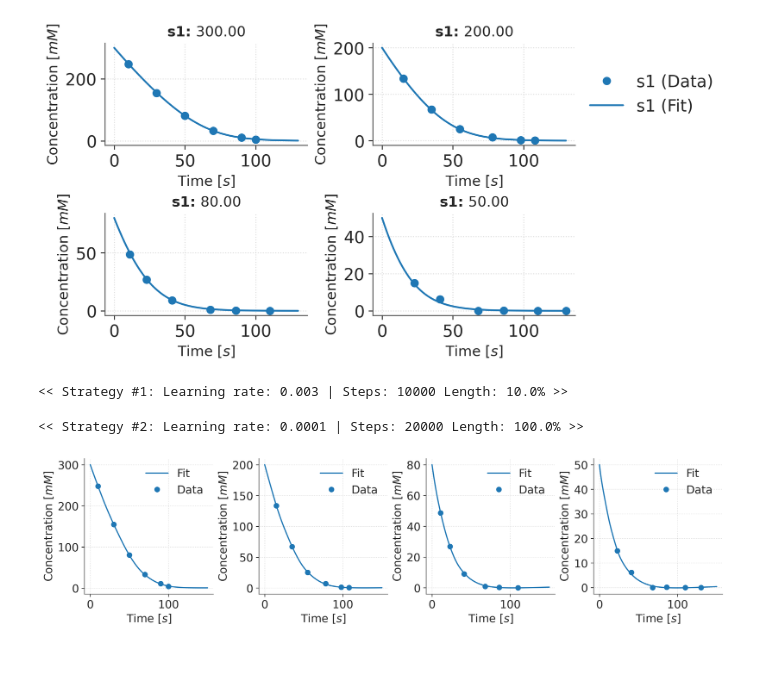
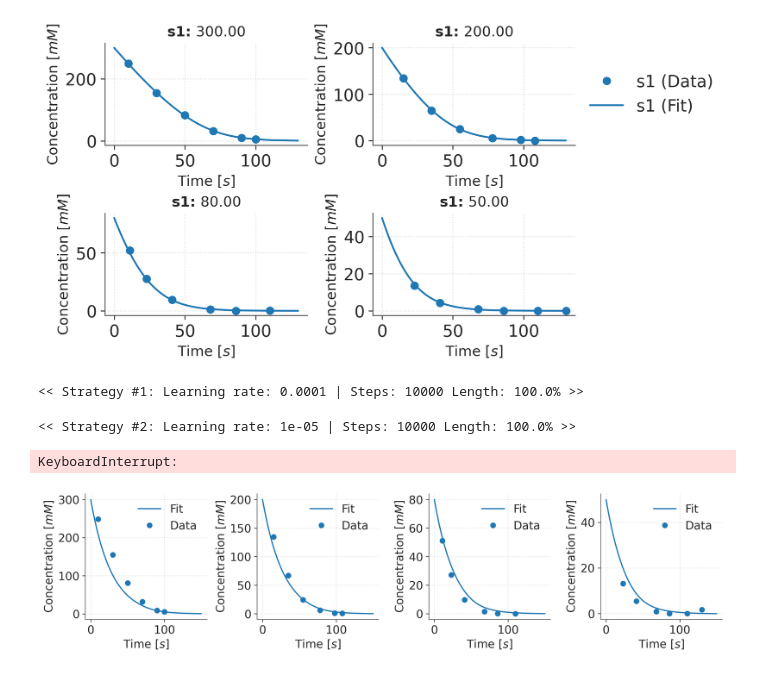
Before and after one commit to JR-1991/Catalax, a Jupyter notebook: examples/NeuralODE.ipynb, the cells around one changed output. Drawn from its saved outputs; the diff is of its cells as text; code cells hidden in the pictures.

```diff
--- a/examples/NeuralODE.ipynb
+++ b/examples/NeuralODE.ipynb
@@ -83,10 +84,6 @@ f = visualize(
 # %% [output]
 [figure]
 # %%
-# Please note, this is an example and the neural ODE model can
-# be parametrized in better way. This is just for the sole purpose
-# of testing the neural ODE model.
-
 # Handle PRNG keys
 key = jrandom.PRNGKey(420)
 data_key, model_key, loader_key = jrandom.split(key, 3)
@@ -94,25 +91,29 @@ data_key, model_key, loader_key = jrandom.split(key, 3)
 # Create a neural ODE model
 neural_ode = NeuralODE.from_model(model, width_size=12, depth=2, key=model_key)
 
+# Set up a training strategy (You can interchange the optimizer and loss function too!)
+
+strategy = Strategy()
+strategy.add_step(lr=1e-4, length=1.0, steps=10000, batch_size=3)
+strategy.add_step(lr=1e-5, steps=10000, loss=optax.huber_loss, batch_size=3)
+
 # Train neural ODE
 trained = train_neural_ode(
     model=neural_ode,
     data=data,
     times=time,
     inital_conditions=y0s,
-    batch_size=2,
-    steps_strategy=(10000, 20000),
-    lr_strategy=(3e-3, 1e-4),
-    length_strategy=(0.1, 1.0),
+    strategy=strategy,
     save_milestones=False, # Set to True to save model checkpoints
     # log="progress.log", # Uncomment this line to log progress
 )
 # %% [output]
-<< Strategy #1: Learning rate: 0.003 | Steps: 10000 Length: 10.0% >>
+<< Strategy #1: Learning rate: 0.0001 | Steps: 10000 Length: 100.0% >>
-<< Strategy #2: Learning rate: 0.0001 | Steps: 20000 Length: 100.0% >>
+<< Strategy #2: Learning rate: 1e-05 | Steps: 10000 Length: 100.0% >>
+KeyboardInterrupt:
 # %%
 # Predict the trajectory of the learnt model
-time_, states = trained.predict(y0s=y0s, t1=150)
+time_, states = neural_ode.predict(y0s=y0s, t1=150)
 
 # Note: The neural ODE visualizer is not yet implemented.
 # Thus, this is done manual here.
@@ -120,31 +121,31 @@ time_, states = trained.predict(y0s=y0s, t1=150)
 import matplotlib.pyplot as plt
 import matplotlib.colors as mcolors
 
 species = model._get_species_order()
 color = list(mcolors.TABLEAU_COLORS)[0]
 f, ax = plt.subplots(1, y0s.shape[0], figsize=(12, 3))
 
 for batch in range(states.shape[0]):
     ax[batch].plot(
         time_[batch],
         states[batch, :, species.index("s1")],
         label="Fit",
         c=color,
     )
 
     ax[batch].plot(
         time[batch],
         data[batch, :, species.index("s1")],
         "o",
         label="Data",
         c=color,
     )
 
     ax[batch].legend()
     ax[batch].grid(alpha=0.7, linestyle=":")
     ax[batch].set_xlabel("Time [$s$]")
     ax[batch].set_ylabel("Concentration [$mM$]")
 
 plt.tight_layout()
 # %% [output]
-[figure, old version]
+[figure, new version]
```
Also changed, not shown: parts of 2 cells of this notebook.
